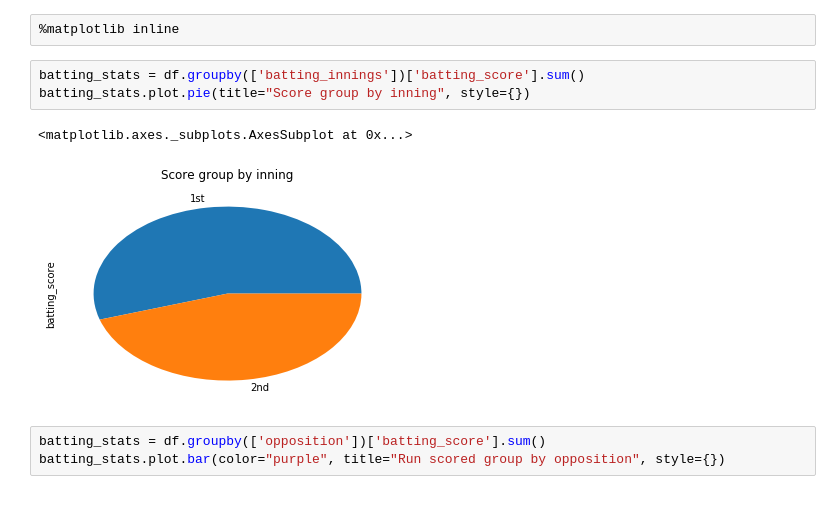
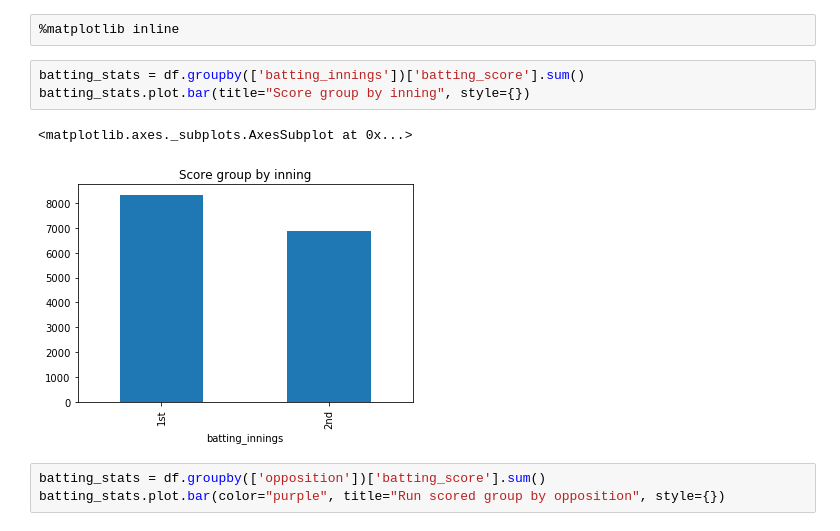
Before and after one commit to GaneshManal/Jupyter, a Jupyter notebook: Sachin/Dashboard.ipynb, the cells around one changed output. Saved outputs shown, nothing was run; the diff lists cells and outputs as text; blank space fills up the shorter version.

```diff
--- a/Sachin/Dashboard.ipynb
+++ b/Sachin/Dashboard.ipynb
@@ -10,10 +10,10 @@ string_df_columns_to_numeric(df, ["batting_score", "wickets"])
 %matplotlib inline
 # %%
 batting_stats = df.groupby(['batting_innings'])['batting_score'].sum()
-batting_stats.plot.pie(title="Score group by inning", style={})
+batting_stats.plot.bar(title="Score group by inning", style={})
 # %% [output]
 <matplotlib.axes._subplots.AxesSubplot at 0x...>
-[figure, old version]
+[figure, new version]
 # %%
 batting_stats = df.groupby(['opposition'])['batting_score'].sum()
 batting_stats.plot.bar(color="purple", title="Run scored group by opposition", style={})
```
Also changed, not shown: 3 other files.
